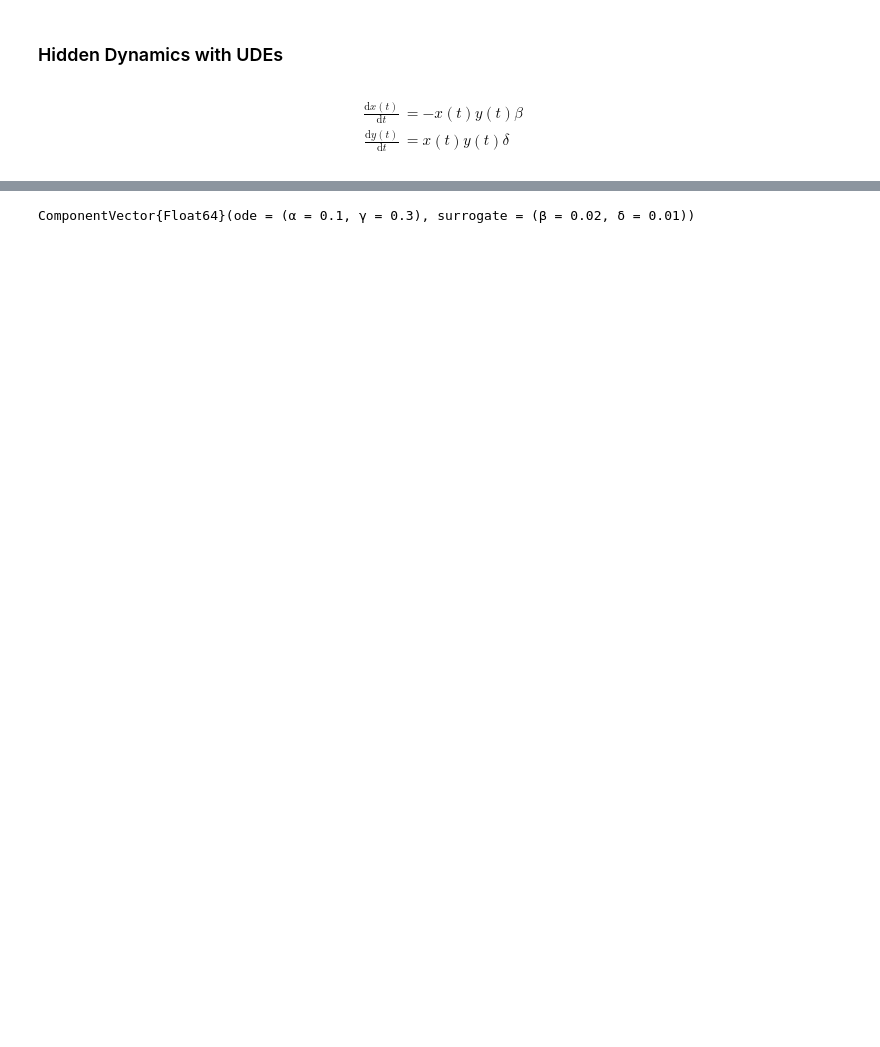
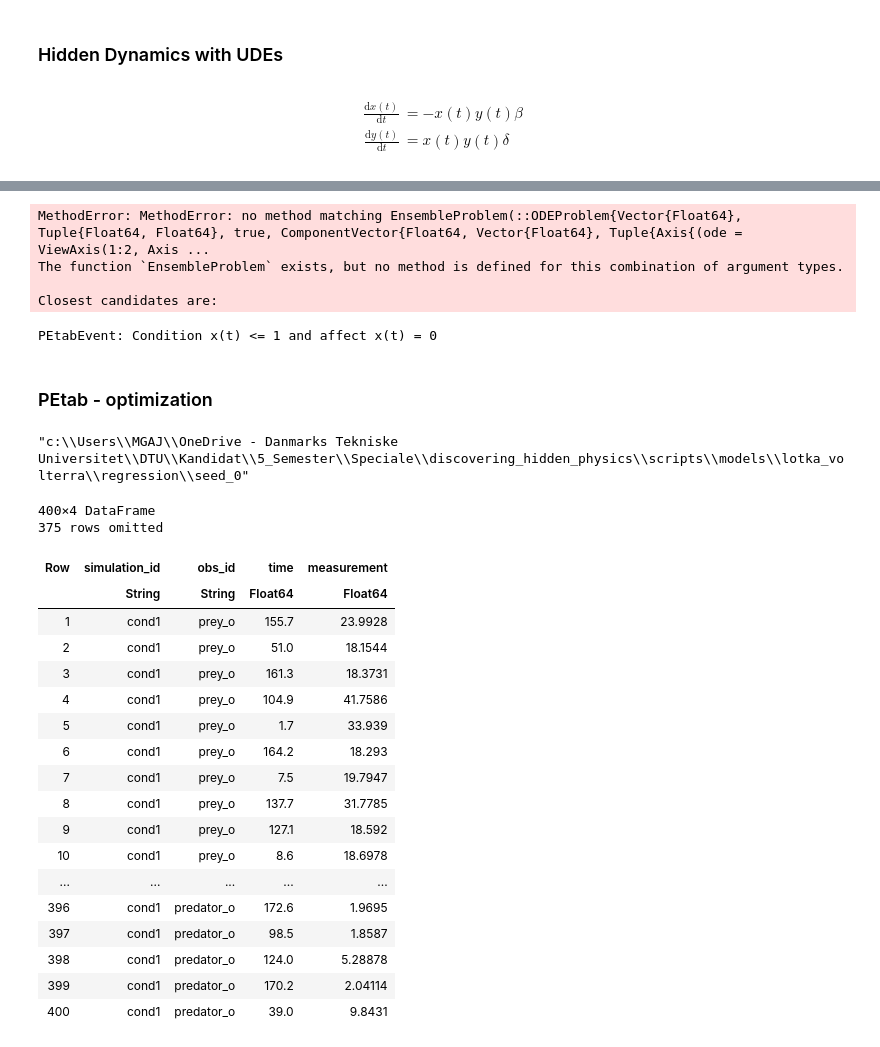
Before and after one commit to MarcusGalea/discovering_hidden_physics, a Jupyter notebook: scripts/sparse_regression.ipynb, the cells around one changed output, grey strips where cells are left out. Drawn from its saved outputs; the diff is of its cells as text; code cells hidden in the pictures; blank space fills up the shorter version.

```diff
--- a/scripts/sparse_regression.ipynb
+++ b/scripts/sparse_regression.ipynb
@@ -277,9 +344,14 @@ derivative_function! (generic function with 2 methods)
 # %%
-hmodel = HiddenODE(sys_known, sys_unknown)
+# hmodel = HybridModel(sys_known, sys_unknown; rng = rng)
 
-initp = init_params(hmodel)
-odefun = ODEFunction(hmodel)
-prob = ODEProblem(odefun, [40.0, 9.0], tspan, initp)
-sol = solve(prob, Tsit5(), saveat=dt)
-data = hcat(sol.u...)'
-plot(sol.t, data, label=["Prey" "Predator"], xlabel="Time", ylabel="Population", title="Lotka-Volterra Model with Hidden ODE")
+# initp = init_params(hmodel)
+# ### ENSEMBLE DATA ###
+
+# initial_conditions  = [
+#     [40.0, 9.00],
+#     [20.0, 8.0],
+#     [10, 7.0],
+# ]
+
+# sim = solve(hmodel, initial_conditions, time, initp)
+# plot(sim)
@@ -309,4 +358,57 @@ Combined derivatives (as function): [-14.4, 7.2]
 # %%
-initp
+# solve(model::HiddenODE, u0, time, p = init_params(model); alg = Tsit5, kwargs...)
+sol = solve(hmodel, initial_conditions, time, initp; alg = Tsit5)
+plot(sol, vars=(x, y), xlabel="Prey", ylabel="Predator",
+     title="Lotka-Volterra Model with Hidden ODE", label="Solution",
+     legend=:topright, linewidth=2, markersize=4)
 # %% [output]
-ComponentVector{Float64}(ode = (α = 0.1, γ = 0.3), surrogate = (β = 0.02, δ = 0.01))
+MethodError: MethodError: no method matching EnsembleProblem(::ODEProblem{Vector{Float64}, Tuple{Float64, Float64}, true, ComponentVector{Float64, Vector{Float64}, Tuple{Axis{(ode = ViewAxis(1:2, Axis ...
+The function `EnsembleProblem` exists, but no method is defined for this combination of argument types.
+
+Closest candidates are:
+# %%
+event = PEtabEvent(x <= 1, 0, x)
+# %% [output]
+PEtabEvent: Condition x(t) <= 1 and affect x(t) = 0
+# %% [markdown]
+### PEtab - optimization
+# %%
+#save model directory
+model_dir = joinpath(@__DIR__, "models", "lotka_volterra", "regression","seed_$(seed)")
+#boolean to indicate whether to load models or train models
+load_models = true
+model_dir
+# %% [output]
+"c:\\Users\\MGAJ\\OneDrive - Danmarks Tekniske Universitet\\DTU\\Kandidat\\5_Semester\\Speciale\\discovering_hidden_physics\\scripts\\models\\lotka_volterra\\regression\\seed_0"
+# %%
+#Convert data to dataframe
+using DataFrames
+n_data = size(data, 1)
+sample_size = 200
+
+
+sample_idcs = rand(1:n_data, sample_size)
+prey_df = DataFrame(simulation_id = "cond1", obs_id = "prey_o", time = time[sample_idcs], measurement= data[sample_idcs, 1],)
+predator_df = DataFrame(simulation_id = "cond1", obs_id = "predator_o", time = time[sample_idcs], measurement= data[sample_idcs, 2],)
+measurements = vcat(prey_df, predator_df)
+# %% [output]
+400×4 DataFrame
+375 rows omitted
+| Row | simulation_id | obs_id | time | measurement |
+|  | String | String | Float64 | Float64 |
+| 1 | cond1 | prey_o | 155.7 | 23.9928 |
+| 2 | cond1 | prey_o | 51.0 | 18.1544 |
+| 3 | cond1 | prey_o | 161.3 | 18.3731 |
+| 4 | cond1 | prey_o | 104.9 | 41.7586 |
+| 5 | cond1 | prey_o | 1.7 | 33.939 |
+| 6 | cond1 | prey_o | 164.2 | 18.293 |
+| 7 | cond1 | prey_o | 7.5 | 19.7947 |
+| 8 | cond1 | prey_o | 137.7 | 31.7785 |
+| 9 | cond1 | prey_o | 127.1 | 18.592 |
+| 10 | cond1 | prey_o | 8.6 | 18.6978 |
+| ... | ... | ... | ... | ... |
+| 396 | cond1 | predator_o | 172.6 | 1.9695 |
+| 397 | cond1 | predator_o | 98.5 | 1.8587 |
+| 398 | cond1 | predator_o | 124.0 | 5.28878 |
+| 399 | cond1 | predator_o | 170.2 | 2.04114 |
+| 400 | cond1 | predator_o | 39.0 | 9.8431 |
```
Also changed, not shown: parts of 43 cells of this notebook, 25 other files.
